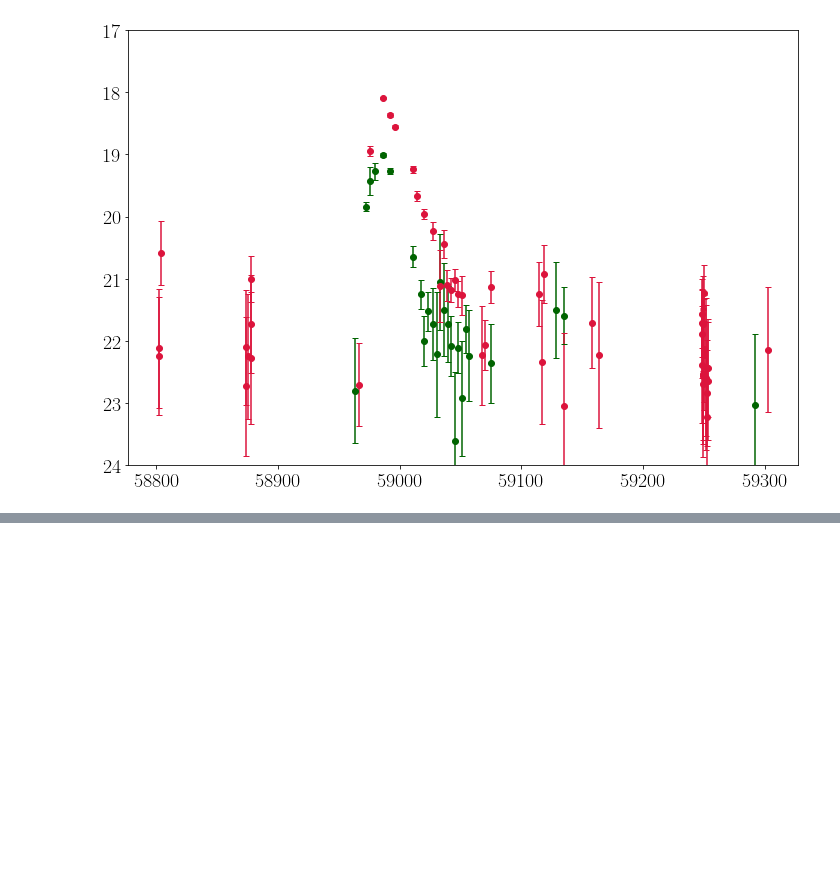
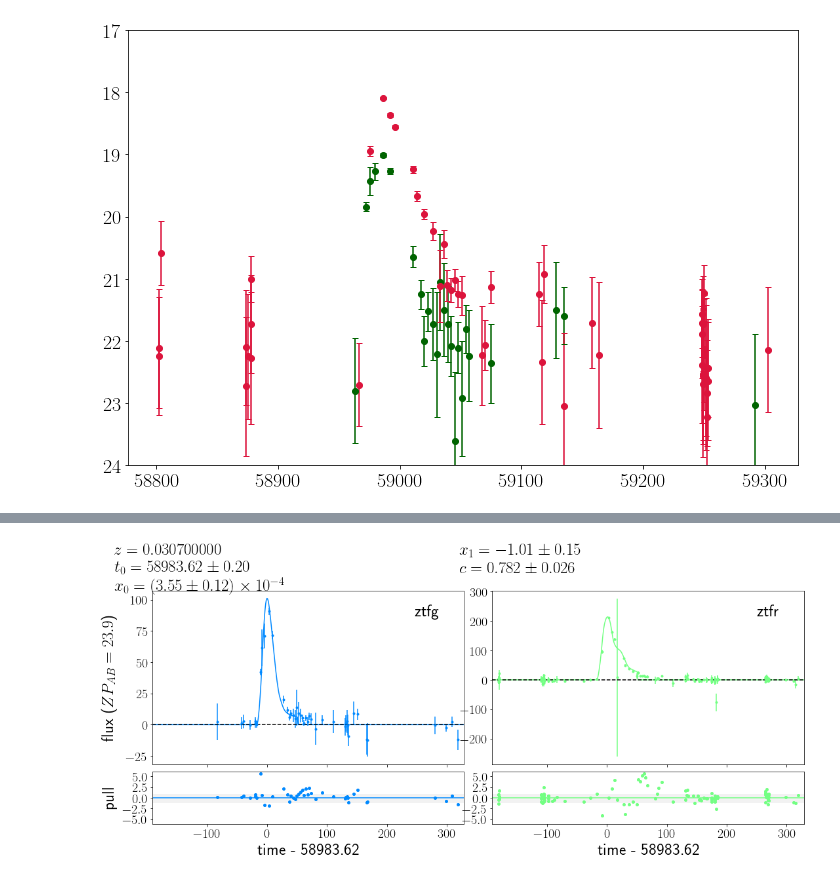
Before and after one commit to slowdivePTG/SN2020jgb, a Jupyter notebook: lc/lc.ipynb, the cells around one changed output, grey strips where cells are left out. Cells and saved outputs as stored; diff of their text form; code cells hidden in the pictures; blank space fills up the shorter version.

```diff
--- a/lc/lc.ipynb
+++ b/lc/lc.ipynb
@@ -17,6 +17,28 @@ import sncosmo
 lc = Table.read('ZTF20aayhacx_fnu.csv')
 lc['mjd'] = lc['jd'] - 2400000.5
 lc = lc[lc['mjd'] > 58800]
-lc = lc[lc['fnu_microJy'] > lc['fnu_microJy_unc']/2]
-lc_g = lc[lc['passband'] == 'ZTF_g']
-lc_r = lc[lc['passband'] == 'ZTF_r']
+
+lc1 = lc[lc['fnu_microJy'] > lc['fnu_microJy_unc'] / 2]
+lc_g = lc1[lc1['passband'] == 'ZTF_g']
+lc_r = lc1[lc1['passband'] == 'ZTF_r']
+# %%
+time = lc['mjd']
+flux = lc['fnu_microJy']
+fluxerr = lc['fnu_microJy_unc']
+zp = np.ones_like(time) * 23.9  #AB magnitude for 1 micro Jansky
+zpsys = ['ab' for i in range(len(time))]
+
+
+def passband(b):
+    if b == 'ZTF_g':
+        return 'ztfg'
+    if b == 'ZTF_r':
+        return 'ztfr'
+    if b == 'ZTF_i':
+        return 'ztfi'
+
+
+band = [passband(b) for b in lc['passband']]
+data = Table([time, band, flux, fluxerr, zp, zpsys],
+             names=['time', 'band', 'flux', 'fluxerr', 'zp', 'zpsys'])
+data
@@ -97,0 +96,8 @@ plt.errorbar(lc_r['mjd'],
+# %%
+# create a model
+model = sncosmo.Model(source='salt2')
+# set the model's redshift
+model.set(z=0.0307)
+# run the fit
+result, fitted_model = sncosmo.fit_lc(
+    data, model, ['t0', 'x0', 'x1', 'c'])  # parameters of model to vary
@@ -97,0 +120,4 @@ plt.errorbar(lc_r['mjd'],
+# %%
+sncosmo.plot_lc(data, model=fitted_model, errors=result.errors, zp=23.9, xfigsize=15);
+# %% [output]
+[figure, added]
```
Also changed, not shown: parts of 6 cells of this notebook, 1 other file.
